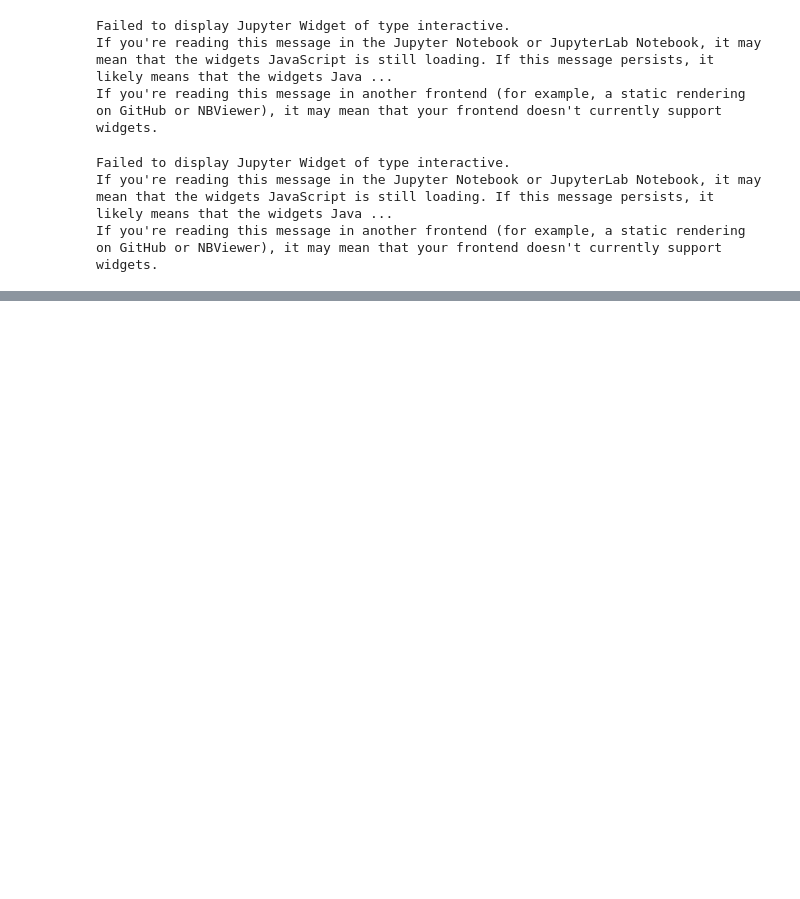
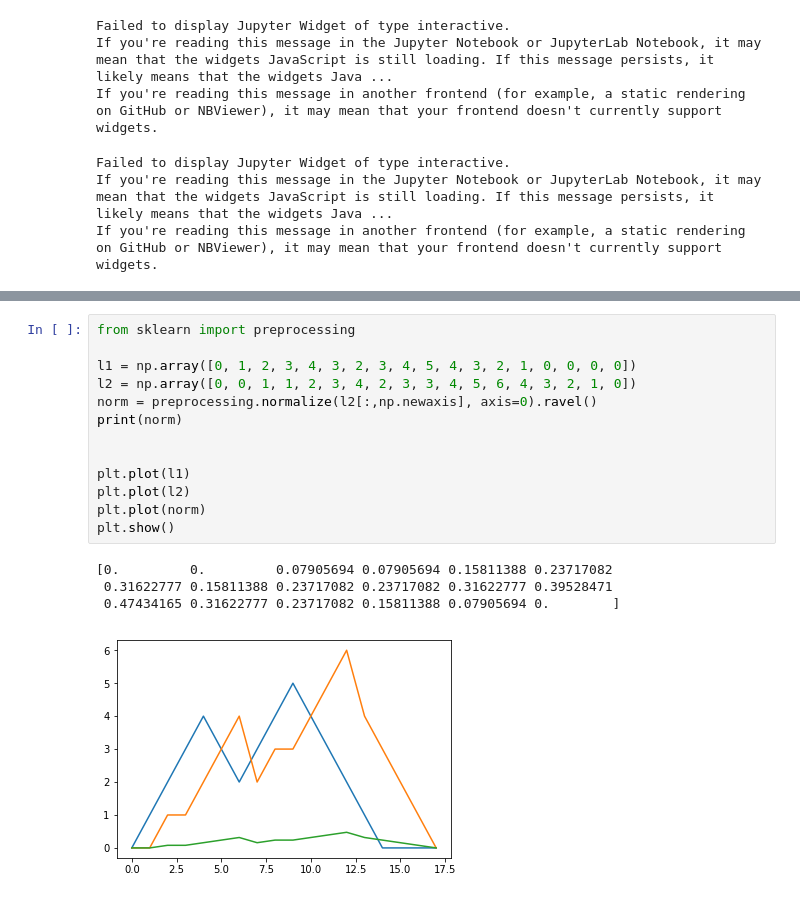
Before and after one commit to jraisher/CSEP590, a Jupyter notebook: notebooks/assignment2.ipynb, the cells around one changed output, grey strips where cells are left out. Cells and saved outputs as stored; diff of their text form; blank space fills up the shorter version.

```diff
--- a/notebooks/assignment2.ipynb
+++ b/notebooks/assignment2.ipynb
@@ -834,3 +877,21 @@ ipywidgets.interact(FFTVisualization, gestureName=sorted(mapGestureToTrials.keys
 Failed to display Jupyter Widget of type interactive.
 If you're reading this message in the Jupyter Notebook or JupyterLab Notebook, it may mean that the widgets JavaScript is still loading. If this message persists, it likely means that the widgets Java ...
 If you're reading this message in another frontend (for example, a static rendering on GitHub or NBViewer), it may mean that your frontend doesn't currently support widgets.
+# %%
+from sklearn import preprocessing
+
+l1 = np.array([0, 1, 2, 3, 4, 3, 2, 3, 4, 5, 4, 3, 2, 1, 0, 0, 0, 0])
+l2 = np.array([0, 0, 1, 1, 2, 3, 4, 2, 3, 3, 4, 5, 6, 4, 3, 2, 1, 0])
+norm = preprocessing.normalize(l2[:,np.newaxis], axis=0).ravel()
+print(norm)
+
+
+plt.plot(l1)
+plt.plot(l2)
+plt.plot(norm)
+plt.show()
+# %% [output]
+[0.         0.         0.07905694 0.07905694 0.15811388 0.23717082
+ 0.31622777 0.15811388 0.23717082 0.23717082 0.31622777 0.39528471
+ 0.47434165 0.31622777 0.23717082 0.15811388 0.07905694 0.        ]
+[figure, added]
```
Also changed, not shown: parts of 6 cells of this notebook.
